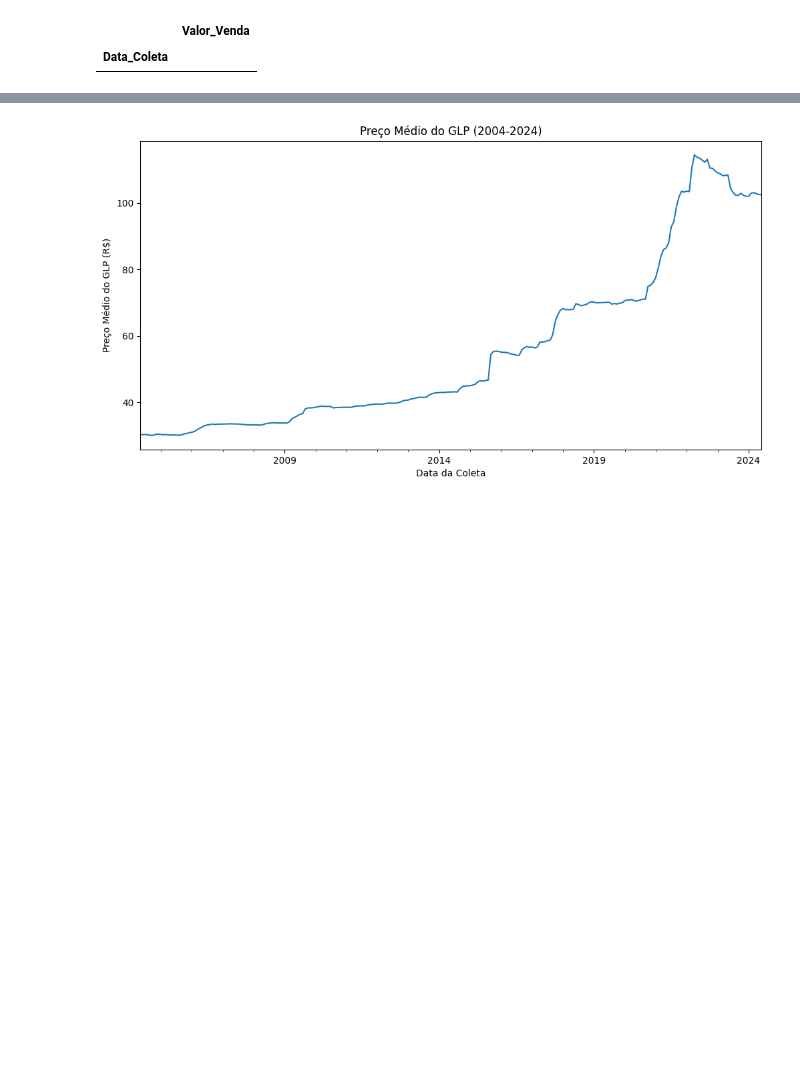
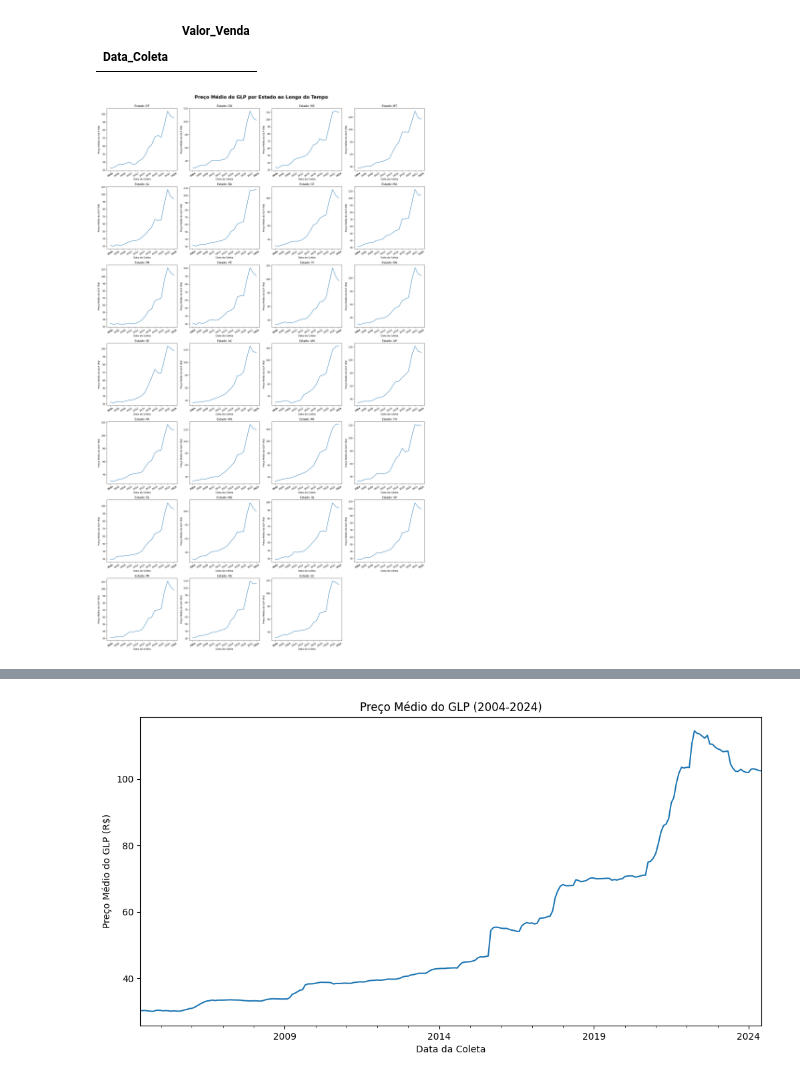
Before and after one commit to alexcamargos/EconomicAnalysis, a Jupyter notebook: dados-abertos-anp/purchasing_power_GLP_minimum_wage.ipynb, the cells around one changed output, grey strips where cells are left out. Drawn from its saved outputs; the diff is of its cells as text; code cells hidden in the pictures; blank space fills up the shorter version.

Commit message:
feat: add comparative prices of GLP by state

```diff
--- a/dados-abertos-anp/purchasing_power_GLP_minimum_wage.ipynb
+++ b/dados-abertos-anp/purchasing_power_GLP_minimum_wage.ipynb
@@ -253,3 +269,51 @@ glp_monthly_df.loc[glp_monthly_df['Valor_Venda'].isna()]
 # %% [output]
 |  | Valor_Venda |
 | Data_Coleta |  |
+# %%
+# Group data by 'Regiao', 'Estado' and 'Data_Coleta'
+# columns and calculate the mean of the 'Valor_Venda' column.
+glp_grouped_df = glp_df.groupby(['Regiao', 'Estado', 'Ano'])['Valor_Venda'].mean().reset_index()
+# %%
+# Get the unique states.
+unique_states = glp_grouped_df['Estado'].unique()
+
+# Define the number of rows and columns for the subplots.
+num_columns = 4
+num_rows = len(unique_states) // num_columns + (len(unique_states) % num_columns > 0)
+
+# Create the grid of subplots.
+fig, axes = plt.subplots(nrows=num_rows, ncols=num_columns, figsize=(20, num_rows * 5))
+
+# Flatten the axes array for easy iteration.
+axes = axes.flatten()
+
+# Plot each state's data.
+for i, state in enumerate(unique_states):
+    state_data_df = glp_grouped_df[glp_grouped_df['Estado'] == state]
+    axes[i].plot(state_data_df['Ano'], state_data_df['Valor_Venda'])
+    axes[i].set_title(f'Estado: {state}')
+    axes[i].set_xlabel('Data da Coleta')
+    axes[i].set_ylabel('Preço Médio do GLP (R$)')
+
+    # Set the x-axis ticks to be the years.
+    years = anos = state_data_df['Ano'].unique()
+    # Display only the first and last year and the even years in between.
+    displayed_years = [years[0]] + list(anos[anos % 2 == 0]) + [years[-1]]
+    axes[i].set_xticks(displayed_years)
+    axes[i].set_xticklabels(displayed_years, rotation=30)
+
+# Remove any empty subplots
+for empty in range(i + 1, len(axes)):
+    fig.delaxes(axes[empty])
+
+# Add a general title to the grid of plots.
+fig.suptitle('Preço Médio do GLP por Estado ao Longo do Tempo',
+             fontsize=20,
+             y=0.96,
+             fontweight='bold')
+
+# Adjust layout.
+plt.tight_layout(rect=[0, 0, 1, 0.96])
+plt.show()
+# %% [output]
+[figure, added]
```
Also changed, not shown: parts of 5 cells of this notebook.
